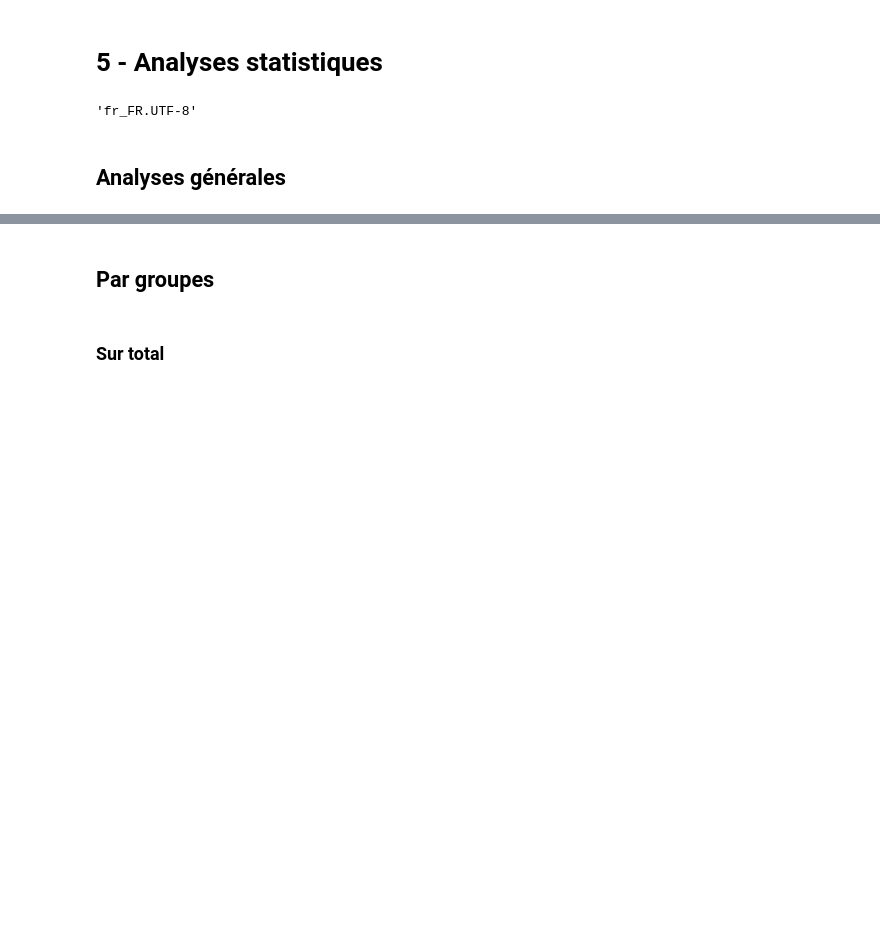
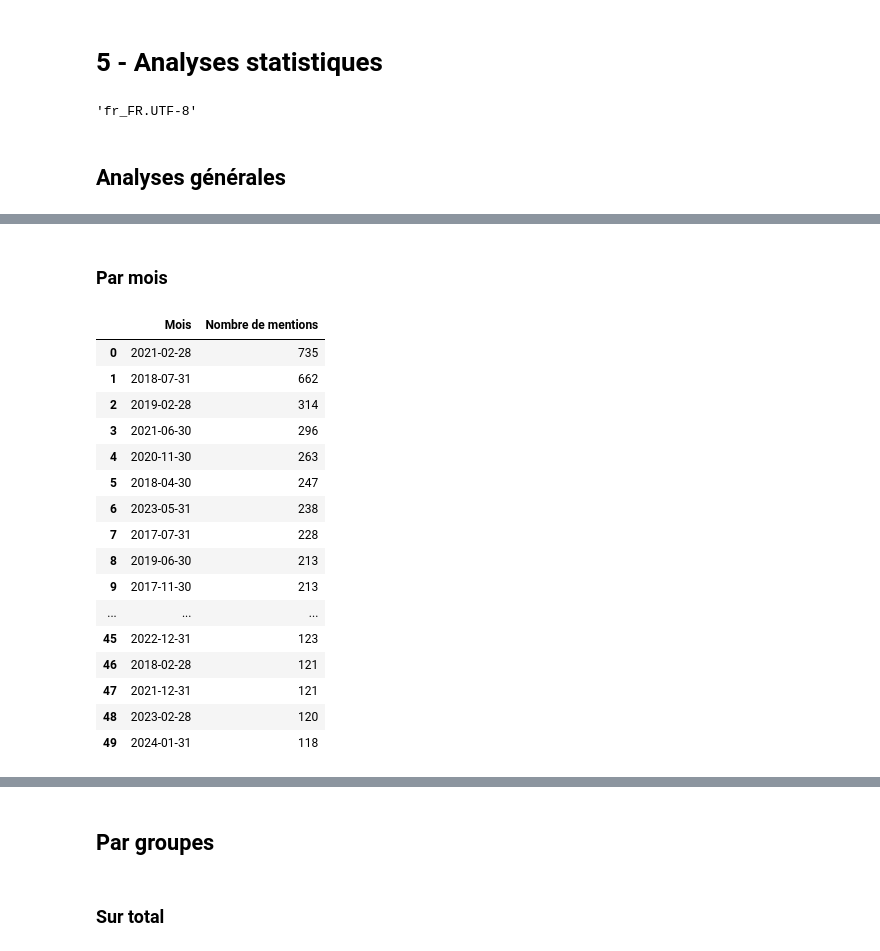
Before and after one commit to leomignot/republique-cest-quoi, a Jupyter notebook: exploration/analyses_absolu.ipynb, the cells around one changed output, grey strips where cells are left out. Drawn from its saved outputs; the diff is of its cells as text; code cells hidden in the pictures; blank space fills up the shorter version.

```diff
--- a/exploration/analyses_absolu.ipynb
+++ b/exploration/analyses_absolu.ipynb
@@ -45,0 +55,46 @@ table
+# %% [markdown]
+### Par mois
+# %%
+# aficher les 10 mois les plus fréquentes sous forme de tableau
+table = (
+    df.resample("ME", on="dateSeance_day")
+      .size()
+      .sort_values(ascending=False)
+      .head(50)
+      .reset_index()
+      .rename(columns={0: "Nombre de mentions", "dateSeance_day": "Mois"})
+)
+
+# Rajouter les stats en moyenne et médiannes
+
+fig_time = px.bar(df.resample("ME", on="dateSeance_day").size())
+
+fig_time.update_layout(
+    title="Évolution mensuelle de l'investissement en valeur absolue de la famille du mot 'République' (B)",  # ajouter un titre
+    xaxis_title="Date",
+    yaxis_title="Occurrences",  # renommer les étiquettes d'axes
+    template="plotly_white",  # changer le style du graphique
+    showlegend=False,
+)  # masquer la légende
+
+# Afficher graphique et tableau
+fig_time.show()
+table
+# %% [output]
+|  | Mois | Nombre de mentions |
+| 0 | 2021-02-28 | 735 |
+| 1 | 2018-07-31 | 662 |
+| 2 | 2019-02-28 | 314 |
+| 3 | 2021-06-30 | 296 |
+| 4 | 2020-11-30 | 263 |
+| 5 | 2018-04-30 | 247 |
+| 6 | 2023-05-31 | 238 |
+| 7 | 2017-07-31 | 228 |
+| 8 | 2019-06-30 | 213 |
+| 9 | 2017-11-30 | 213 |
+| ... | ... | ... |
+| 45 | 2022-12-31 | 123 |
+| 46 | 2018-02-28 | 121 |
+| 47 | 2021-12-31 | 121 |
+| 48 | 2023-02-28 | 120 |
+| 49 | 2024-01-31 | 118 |
```
Also changed, not shown: parts of 36 cells of this notebook, 1 other file.
